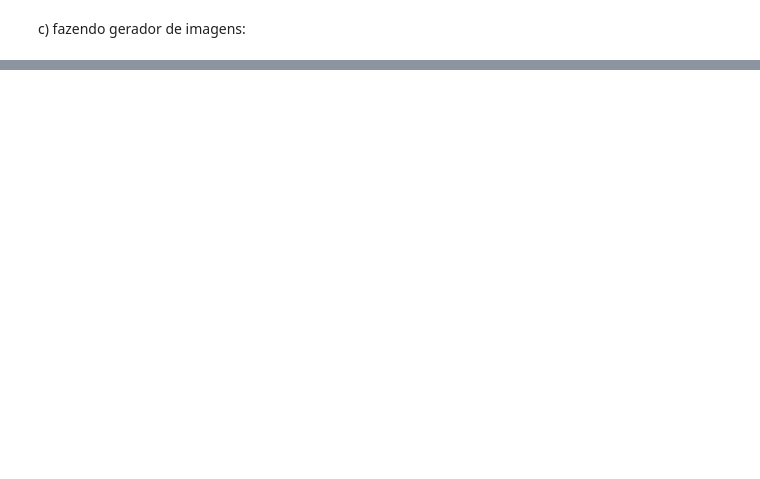
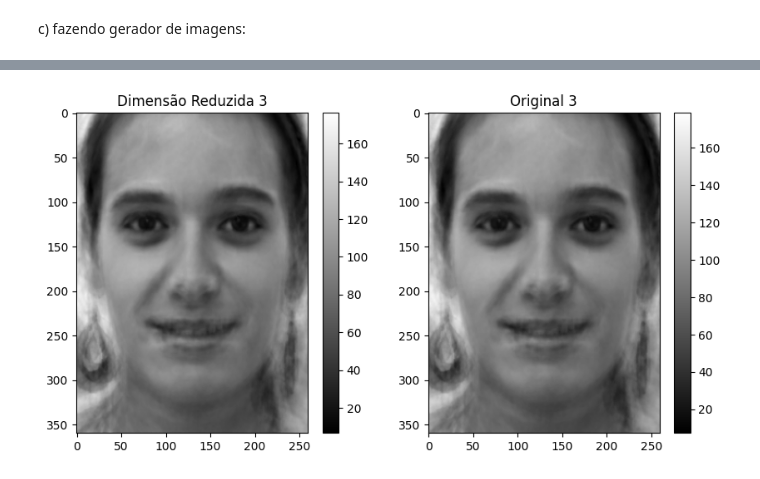
Before and after one commit to lorran-araujo/LNCC, a Jupyter notebook: disciplinas/redes-neurais/codes/lista2/exercicio3.ipynb, the cells around one changed output, grey strips where cells are left out. Cells and saved outputs as stored; diff of their text form; code cells hidden in the pictures; blank space fills up the shorter version.

```diff
--- a/disciplinas/redes-neurais/codes/lista2/exercicio3.ipynb
+++ b/disciplinas/redes-neurais/codes/lista2/exercicio3.ipynb
@@ -207,0 +227,6 @@ image_generator(n_principal_components)
+# %%
+from sklearn.decomposition import PCA
+
+n_components = 100
+pca2 = PCA(n_components=n_components)
+X_pca2 = pca2.fit_transform(images_vetorizada)
@@ -207,0 +270,21 @@ image_generator(n_principal_components)
+# %%
+X_reconstructed = pca2.inverse_transform(X_pca2)
+image_reconstructed = X_reconstructed[i].reshape(360, 260)
+
+plt.figure(figsize=(10, 5))  # Ajusta o tamanho da figura
+
+# Plotar imagem reduzida
+plt.subplot(1, 2, 1)  # 1 linha, 2 colunas, 1ª posição
+plt.imshow(imagem_reduzida[20].reshape(360, 260), cmap='gray')
+plt.title(f'Dimensão Reduzida {i+1}')
+plt.colorbar()
+plt.grid(False)
+
+# Plotar imagem vetorizada
+plt.subplot(1, 2, 2)  # 1 linha, 2 colunas, 2ª posição
+plt.imshow(X_reconstructed[20].reshape(360, 260), cmap='gray')
+plt.title(f'Original {i+1}')
+plt.colorbar()
+plt.grid(False)
+# %% [output]
+[figure, added]
```
Also changed, not shown: parts of 12 cells of this notebook, 8 other files.
